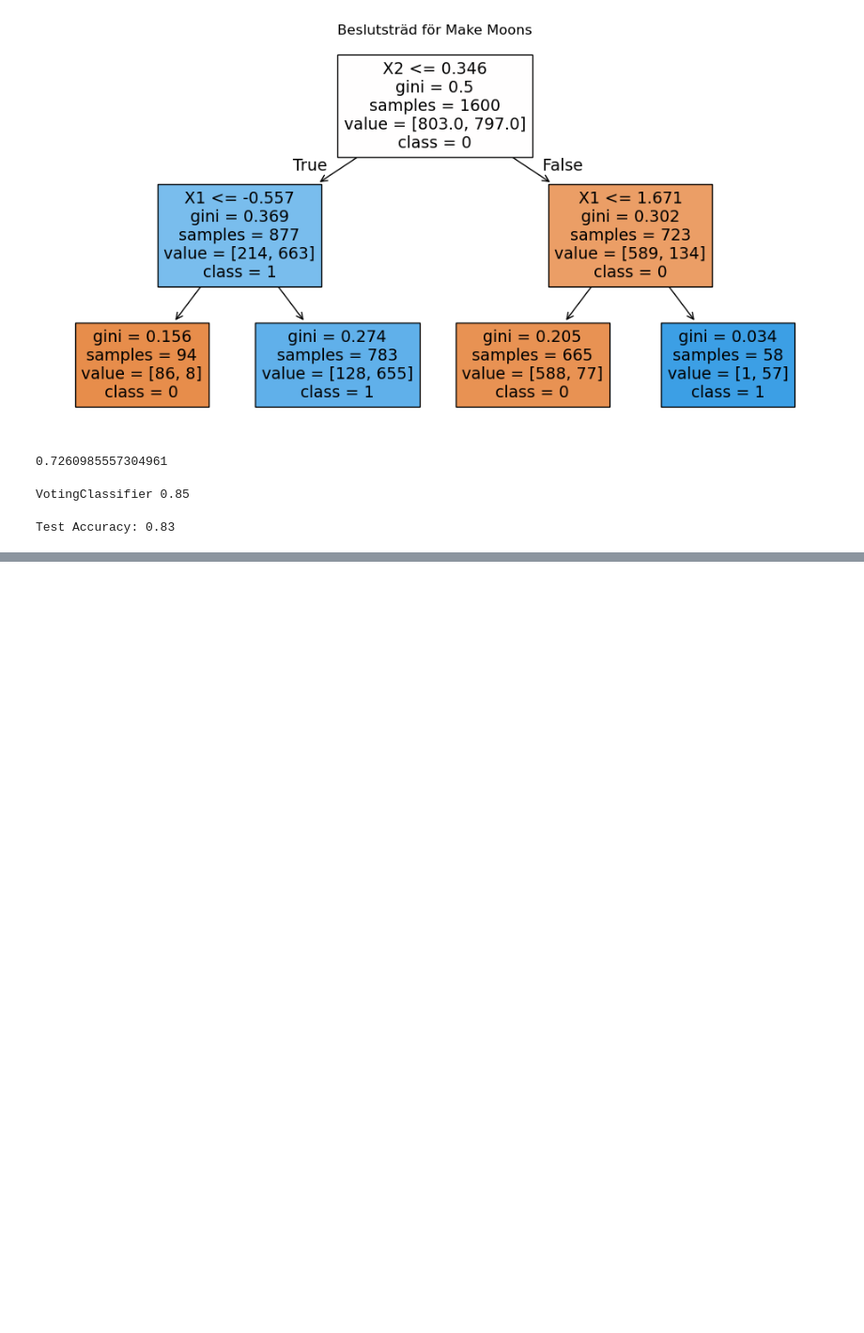
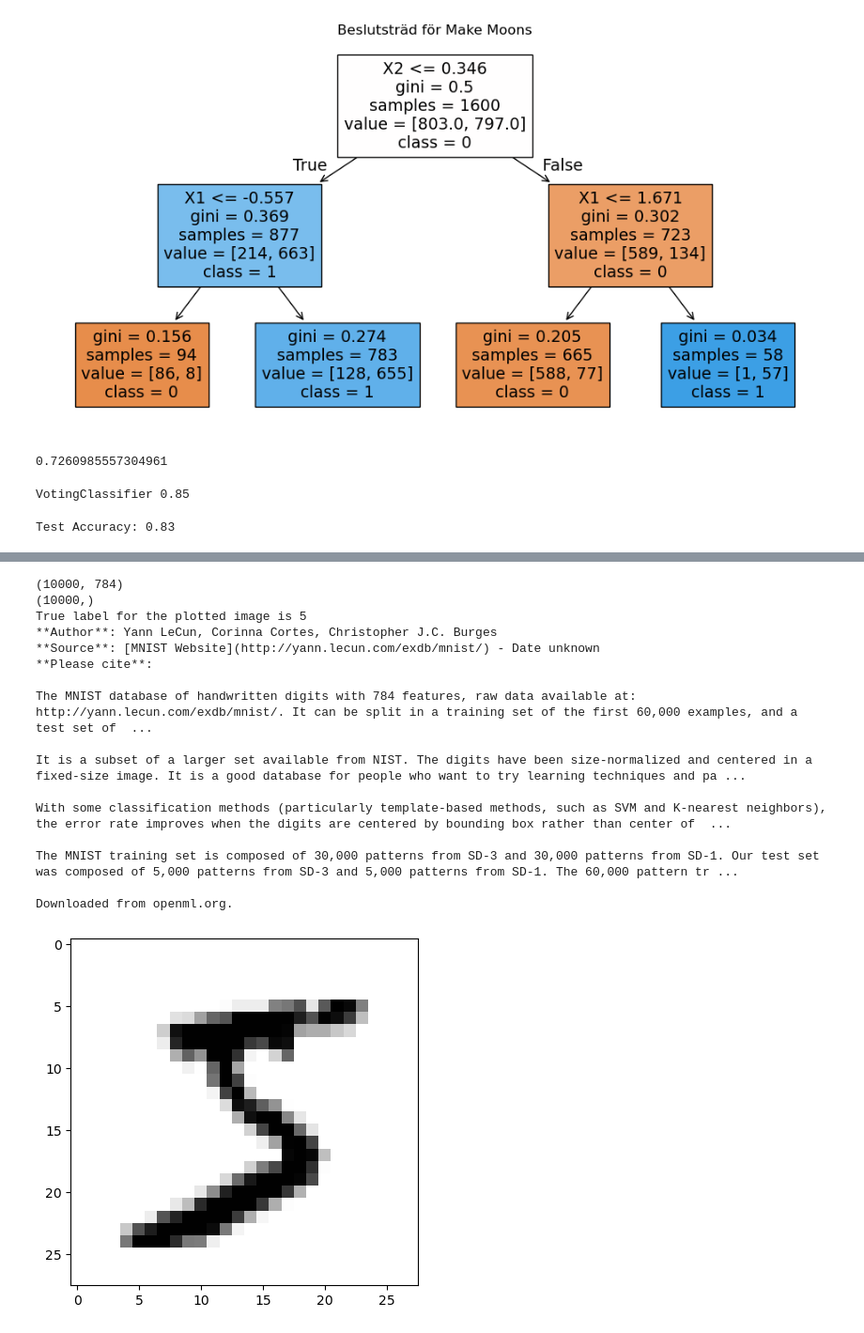
Before and after one commit to ManaInfectedRP/Skola-Python, a Jupyter notebook: Uppgifter.ipynb, the cells around one changed output, grey strips where cells are left out. Shown at 94% size. Drawn from its saved outputs; the diff is of its cells as text; code cells hidden in the pictures; blank space fills up the shorter version.

```diff
--- a/Uppgifter.ipynb
+++ b/Uppgifter.ipynb
@@ -2735,0 +2736,19 @@ ModuleNotFoundError: No module named 'xgboost'
+# %%
+# Sida 204
+from sklearn.ensemble import BaggingClassifier
+bag_clf = BaggingClassifier(
+DecisionTreeClassifier(), n_estimators=100, bootstrap=True)
+bag_clf.fit(X_train, y_train)
+y_pred = bag_clf.predict(X_test)
+accuracy = accuracy_score(y_test, y_pred)
+print(f"Test Accuracy: {accuracy:.2f}")
+
+# Hyper Parametrar för RandomForestClassifier Forest
+# class sklearn.ensemble.RandomForestClassifier(n_estimators=100, *,
+# criterion='gini', max_depth=None, min_samples_split=2,
+# min_samples_leaf=1, min_weight_fraction_leaf=0.0,
+# max_features='sqrt', max_leaf_nodes=None,
+# min_impurity_decrease=0.0, bootstrap=True, oob_score=False,
+# n_jobs=None, random_state=None, verbose=0, warm_start=False,
+# class_weight=None, ccp_alpha=0.0, max_samples=None,
+# monotonic_cst=None)
@@ -2735,0 +2781,51 @@ ModuleNotFoundError: No module named 'xgboost'
+# %%
+# Sida 206-207
+# Imports
+import numpy as np
+import pandas as pd
+import matplotlib.pyplot as plt
+import matplotlib as mpl
+from sklearn.datasets import fetch_openml
+from sklearn.model_selection import train_test_split
+from sklearn.preprocessing import StandardScaler
+from sklearn.metrics import confusion_matrix, ConfusionMatrixDisplay
+from sklearn.metrics import classification_report
+from sklearn.linear_model import LogisticRegression
+from sklearn.ensemble import RandomForestClassifier, ExtraTreesClassifier
+from sklearn.ensemble import VotingClassifier
+
+# Define a function that will be used later
+def display_confusion_matrix(y_true, y_pred):
+    cm = confusion_matrix(y_true, y_pred)
+    ConfusionMatrixDisplay(cm).plot()
+
+# Load data and inspect it
+mnist = fetch_openml('mnist_784', version=1, cache=True,
+                      as_frame=False)
+X = mnist["data"][:10000]
+y = mnist["target"][:10000].astype(np.uint8)
+print(X.shape)
+print(y.shape)
+some_digit = X[0]
+some_digit_image = some_digit.reshape(28, 28)
+plt.imshow(some_digit_image, cmap=mpl.cm.binary)
+print("True label for the plotted image is", y[0])
+print(mnist.DESCR)
+# %% [output]
+(10000, 784)
+(10000,)
+True label for the plotted image is 5
+**Author**: Yann LeCun, Corinna Cortes, Christopher J.C. Burges
+**Source**: [MNIST Website](http://yann.lecun.com/exdb/mnist/) - Date unknown
+**Please cite**:
+
+The MNIST database of handwritten digits with 784 features, raw data available at: http://yann.lecun.com/exdb/mnist/. It can be split in a training set of the first 60,000 examples, and a test set of  ...
+
+It is a subset of a larger set available from NIST. The digits have been size-normalized and centered in a fixed-size image. It is a good database for people who want to try learning techniques and pa ...
+
+With some classification methods (particularly template-based methods, such as SVM and K-nearest neighbors), the error rate improves when the digits are centered by bounding box rather than center of  ...
+
+The MNIST training set is composed of 30,000 patterns from SD-3 and 30,000 patterns from SD-1. Our test set was composed of 5,000 patterns from SD-3 and 5,000 patterns from SD-1. The 60,000 pattern tr ...
+
+Downloaded from openml.org.
+[figure, added]
```
Also changed, not shown: parts of 11 cells of this notebook.
